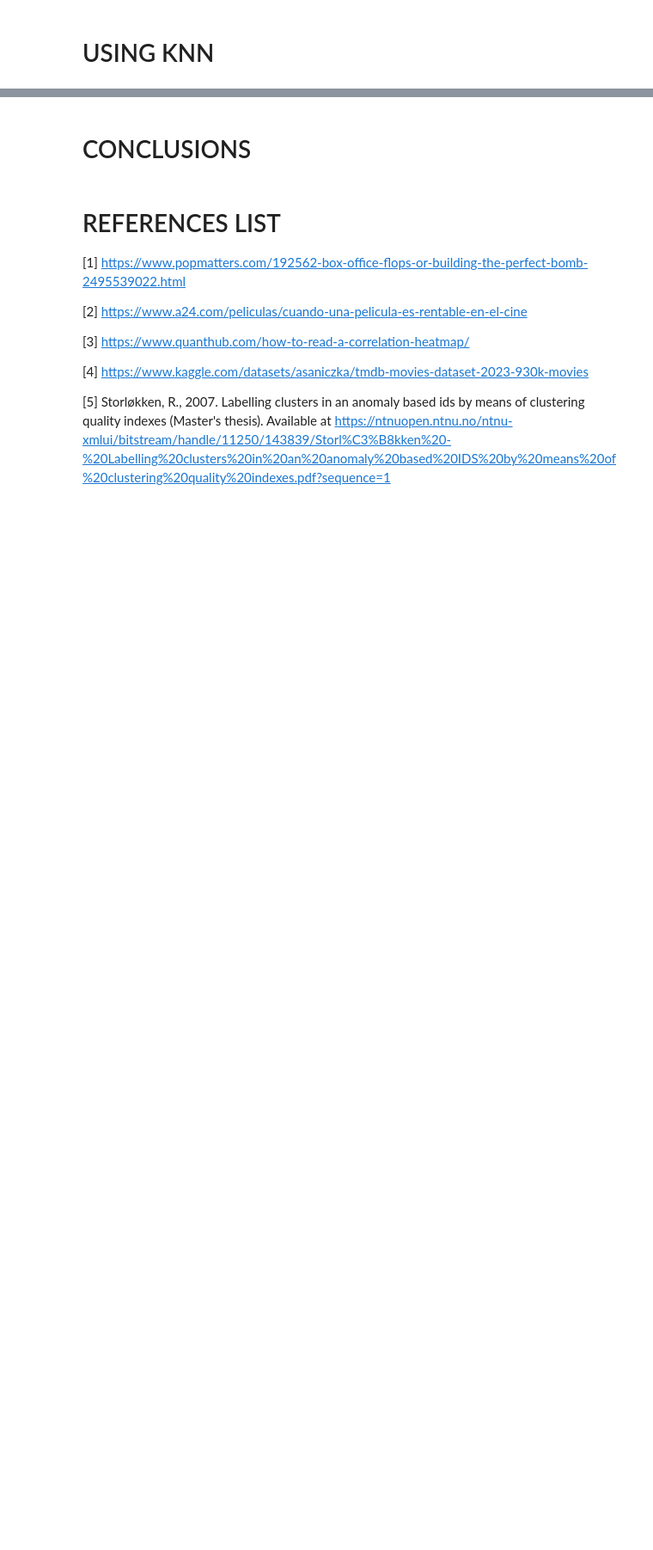
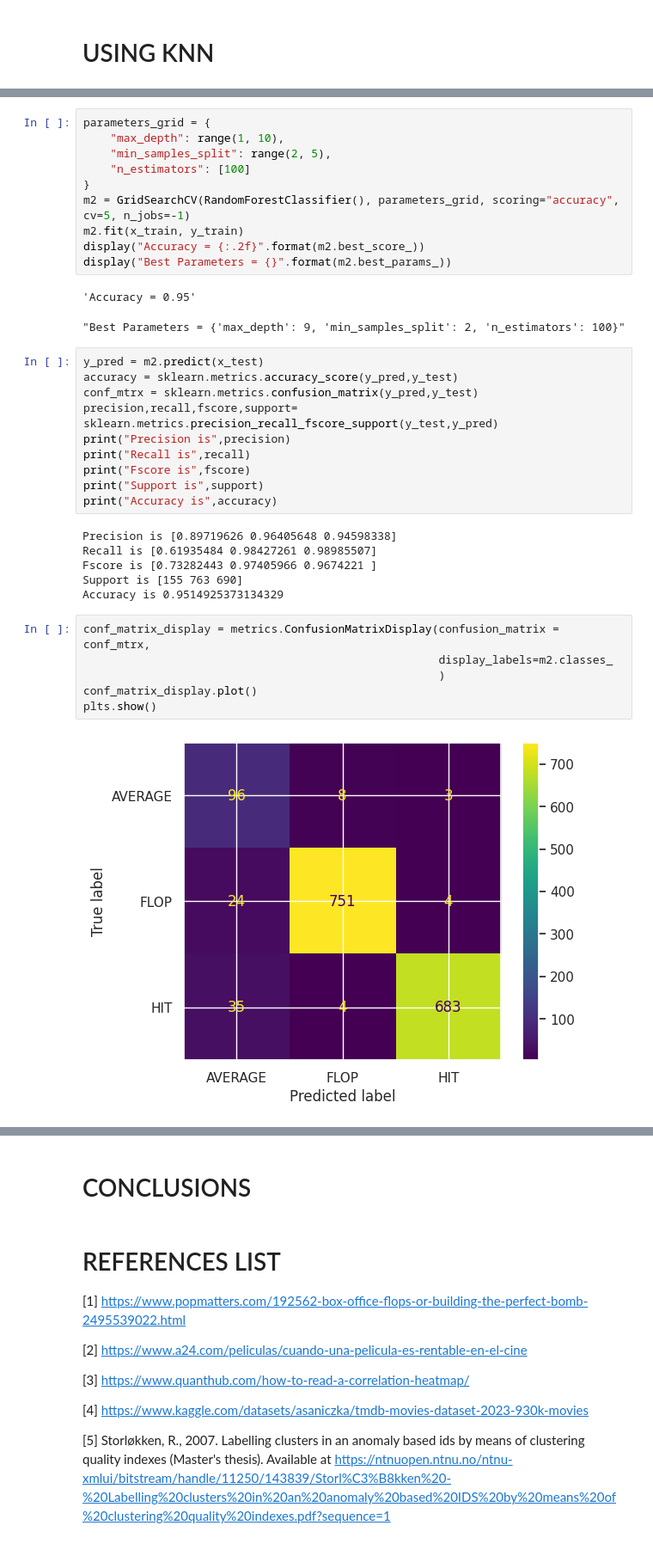
Before and after one commit to eddixoncu/GISMA_ML_Final, a Jupyter notebook: movies.ipynb, the cells around one changed output, grey strips where cells are left out. Shown at 86% size. Saved outputs shown, nothing was run; the diff lists cells and outputs as text; blank space fills up the shorter version.

```diff
--- a/movies.ipynb
+++ b/movies.ipynb
@@ -833,0 +935,37 @@ F1 Score: 0.9731824583256312
+# %%
+parameters_grid = {
+    "max_depth": range(1, 10),
+    "min_samples_split": range(2, 5),
+    "n_estimators": [100]
+}
+m2 = GridSearchCV(RandomForestClassifier(), parameters_grid, scoring="accuracy", cv=5, n_jobs=-1)
+m2.fit(x_train, y_train)
+display("Accuracy = {:.2f}".format(m2.best_score_))
+display("Best Parameters = {}".format(m2.best_params_))
+# %% [output]
+'Accuracy = 0.95'
+"Best Parameters = {'max_depth': 9, 'min_samples_split': 2, 'n_estimators': 100}"
+# %%
+y_pred = m2.predict(x_test)
+accuracy = sklearn.metrics.accuracy_score(y_pred,y_test)
+conf_mtrx = sklearn.metrics.confusion_matrix(y_pred,y_test)
+precision,recall,fscore,support= sklearn.metrics.precision_recall_fscore_support(y_test,y_pred)
+print("Precision is",precision)
+print("Recall is",recall)
+print("Fscore is",fscore)
+print("Support is",support)
+print("Accuracy is",accuracy)
+# %% [output]
+Precision is [0.89719626 0.96405648 0.94598338]
+Recall is [0.61935484 0.98427261 0.98985507]
+Fscore is [0.73282443 0.97405966 0.9674221 ]
+Support is [155 763 690]
+Accuracy is 0.9514925373134329
+# %%
+conf_matrix_display = metrics.ConfusionMatrixDisplay(confusion_matrix = conf_mtrx,
+                                                     display_labels=m2.classes_
+                                                     )
+conf_matrix_display.plot()
+plts.show()
+# %% [output]
+[figure, added]
```
Also changed, not shown: parts of 38 cells of this notebook, 1 other file.
